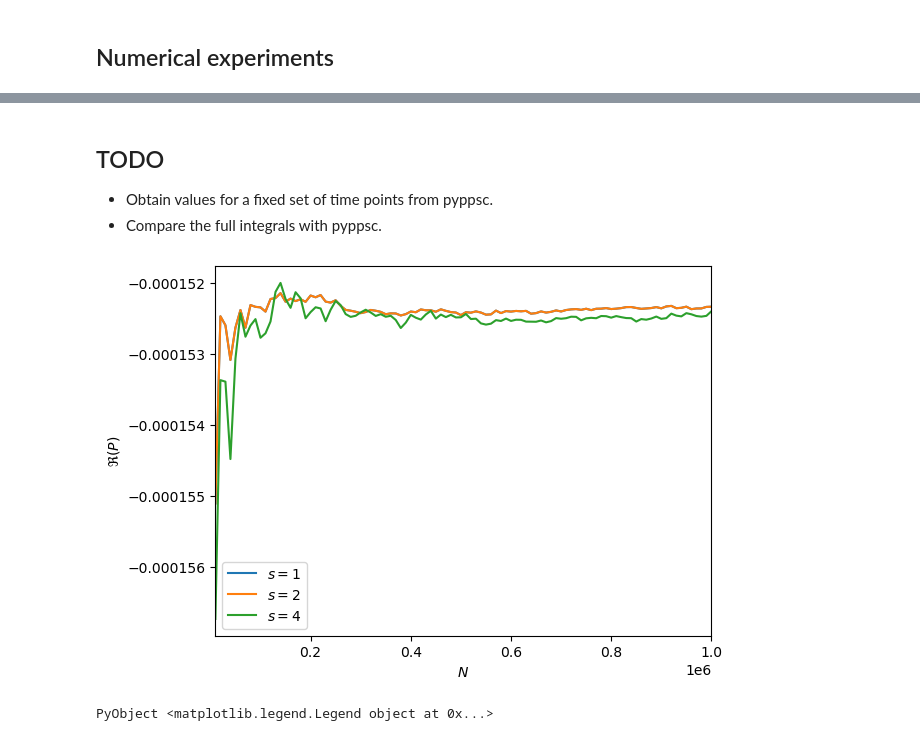
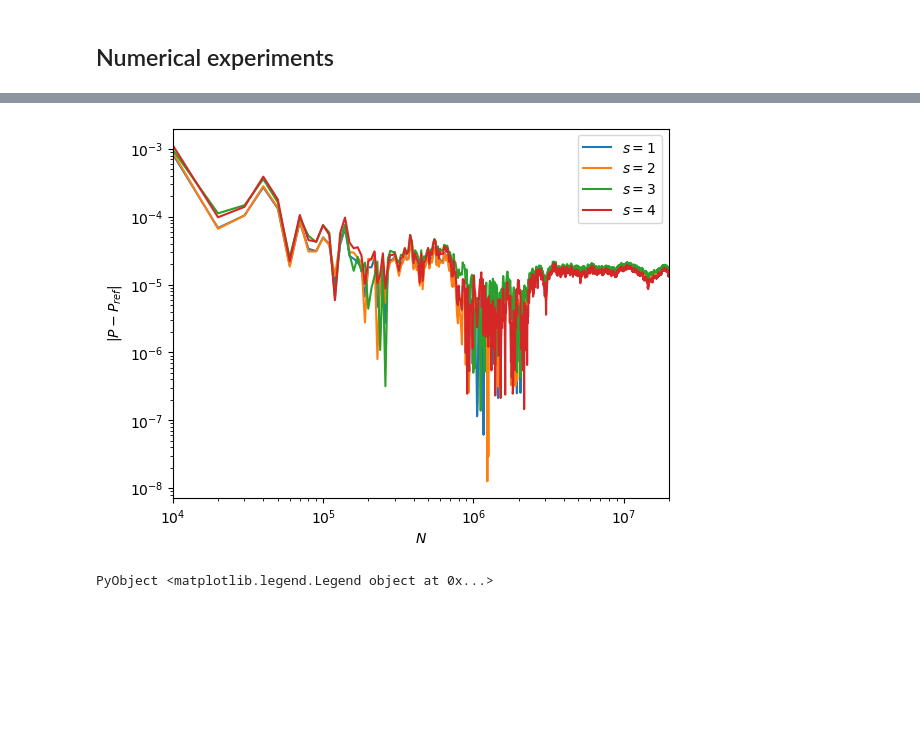
Before and after one commit to krivenko/QInchworm.jl, a Jupyter notebook: experiments/Second order inchworm configuration.ipynb, the cells around one changed output, grey strips where cells are left out. Cells and saved outputs as stored; diff of their text form; code cells hidden in the pictures; blank space fills up the shorter version.

Commit message:
WIP on 2nd order inchworm diagram with qMC

```diff
--- a/experiments/Second order inchworm configuration.ipynb
+++ b/experiments/Second order inchworm configuration.ipynb
@@ -71,7 +63,9 @@ tau_grid = grid[kd.imaginary_branch]
 
 τ_i = τ_0
 τ_f = τ_β
-τ_w = tau_grid[end-1]
+
+τ_w_pos = 0.8 # Inchworm split time at 0.8β
+τ_w = tau_grid[1 + Int(τ_w_pos * (ntau - 1))]
 
 n_i = Node(τ_i.bpoint)
 n_w = InchNode(τ_w.bpoint)
@@ -79,7 +73,7 @@ n_f = Node(τ_f.bpoint)
 
 nodes = [n_f, n_w, n_i]
 conf_0 = Configuration(nodes, NodePairs());
-init = zero(cfg.eval(ppsc_exp, conf_0));
+init_0 = zero(cfg.eval(ppsc_exp, conf_0));
 # %% [markdown]
 Quasi Monte Carlo integration over a $d = 3$ domain
 # %%
@@ -122,19 +164,11 @@ import PyPlot; const plt = PyPlot; plt.pygui(false); plt.svg(true);
 # %%
-τ_qmc = 5
-N_range = collect(10000:10000:1000000)
-results = zeros(Complex{Float64}, length(N_range), 4)
+τ_qmc = 0.8β
+N_step = 10000
+N_points = 2000
 
-Threads.@threads for (i, N) in collect(enumerate(N_range))
-    do_2nd_order_inchworm_diagram(τ_qmc, N)
+N_list, results = scan_N_range(τ_qmc, N_step, N_points);
 
-    res = [ppsc_exp.P[s][τ_f, τ_i][1] for s=1:4]
-    println("τ_qmc = $τ_qmc, N = $N, res = ", res)
-    results[i, :] = res
-end
-
-using HDF5
-h5open("2nd_order_inchworm.h5", "cw") do file
-    write(file, "tau_qmc", τ_qmc)
-    write(file, "N_range", N_range)
-    write(file, "results", results)
-end
+## Check against the unoptimized version
+#N_list_unopt, results_unopt = scan_N_range_unopt(τ_qmc, N_step, N_points)
+#@assert N_list == N_list_unopt
+#@assert isapprox(norm(results - results_unopt, Inf), 0, atol=1e-14)
@@ -141,16 +194,17 @@ end
-# %% [markdown]
-## TODO
-
-- Obtain values for a fixed set of time points from pyppsc.
-- Compare the full integrals with pyppsc.
 # %%
-for s in [1,2,4]
-    plt.plot(N_range, real(results[:, s]), label = "\$s=$s\$")
+ref =[-0.0388306208024902, -0.0388306208024902, -0.0428458702224106, -0.0428458702224105]
+
+div = results - (ref .* ones(Float64, N_points)')
+
+h5_write_results("tau_qmc_$τ_qmc", ref, τ_qmc, N_list, results, div)
+
+for s=1:4
+    plt.loglog(N_list, abs.(div[s, :]), label = "\$s=$s\$")
 end
 plt.xlabel(raw"$N$")
-plt.ylabel(raw"$\Re(P)$")
-plt.xlim(N_range[1], N_range[end])
+plt.ylabel(raw"$|P - P_{ref}|$")
+plt.xlim(N_list[1], N_list[end])
 plt.legend()
 # %% [output]
-[figure, old version]
+[figure, new version]
 PyObject <matplotlib.legend.Legend object at 0x...>
```
Also changed, not shown: parts of 10 cells of this notebook.
